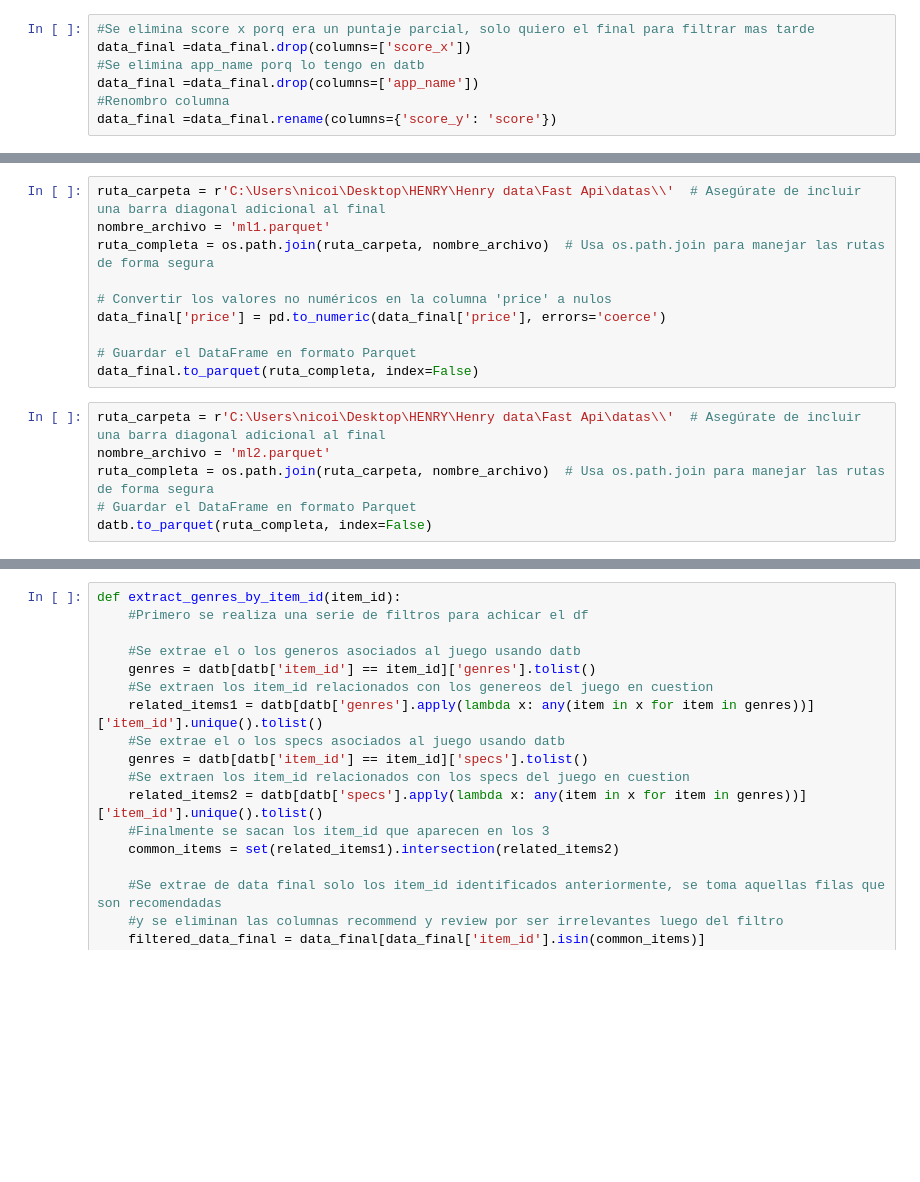
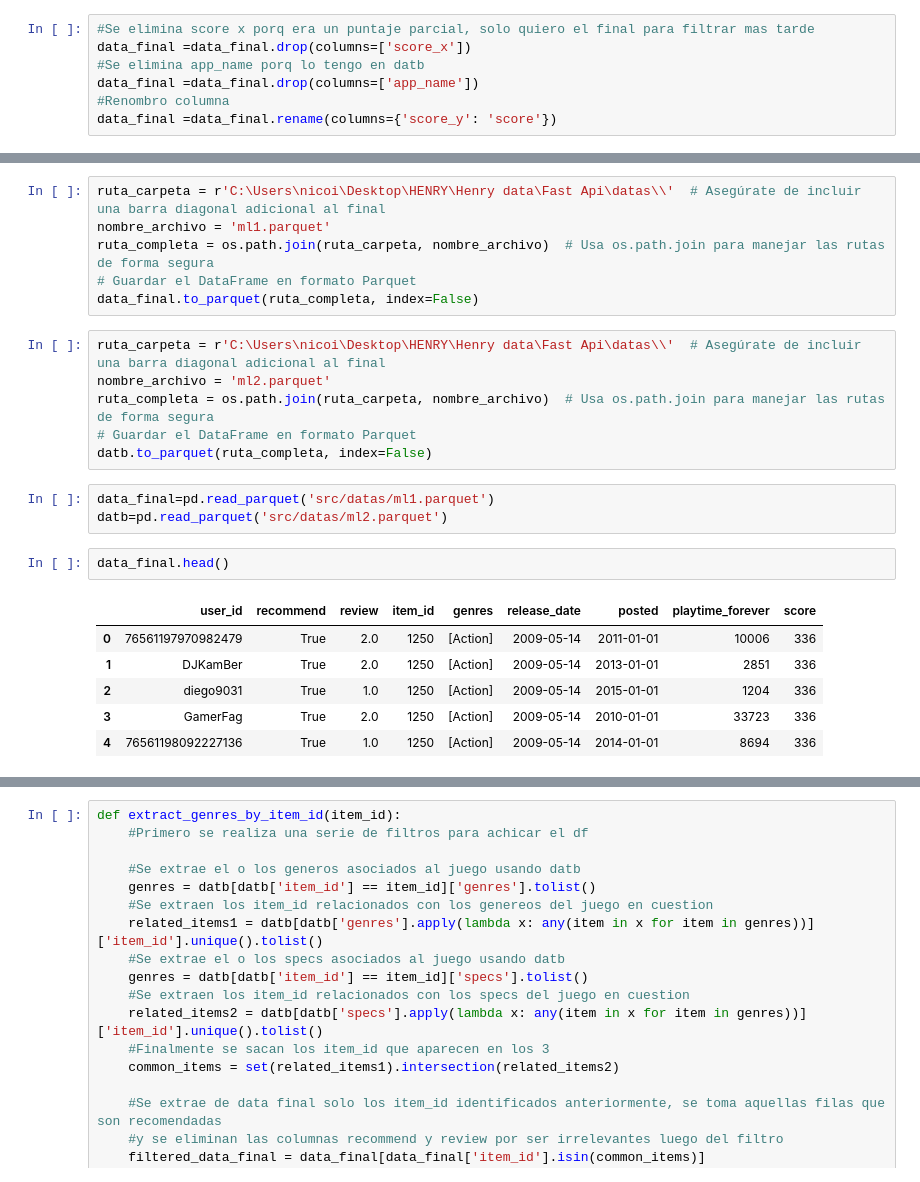
Before and after one commit to nicovid-ibarra/Proyecto-Individual-PI_ML_OPS, a Jupyter notebook: EDA.ipynb, the cells around one changed output, grey strips where cells are left out. Drawn from its saved outputs; the diff is of its cells as text; blank space fills up the shorter version.

```diff
--- a/EDA.ipynb
+++ b/EDA.ipynb
@@ -719,10 +684,6 @@ data_final.head()
 ruta_carpeta = r'C:\Users\nicoi\Desktop\HENRY\Henry data\Fast Api\datas\\'  # Asegúrate de incluir una barra diagonal adicional al final
 nombre_archivo = 'ml1.parquet'
 ruta_completa = os.path.join(ruta_carpeta, nombre_archivo)  # Usa os.path.join para manejar las rutas de forma segura
-
-# Convertir los valores no numéricos en la columna 'price' a nulos
-data_final['price'] = pd.to_numeric(data_final['price'], errors='coerce')
-
 # Guardar el DataFrame en formato Parquet
 data_final.to_parquet(ruta_completa, index=False)
 # %%
@@ -731,3 +692,15 @@ nombre_archivo = 'ml2.parquet'
 ruta_completa = os.path.join(ruta_carpeta, nombre_archivo)  # Usa os.path.join para manejar las rutas de forma segura
 # Guardar el DataFrame en formato Parquet
 datb.to_parquet(ruta_completa, index=False)
+# %%
+data_final=pd.read_parquet('src/datas/ml1.parquet')
+datb=pd.read_parquet('src/datas/ml2.parquet')
+# %%
+data_final.head()
+# %% [output]
+|  | user_id | recommend | review | item_id | genres | release_date | posted | playtime_forever | score |
+| 0 | 76561197970982479 | True | 2.0 | 1250 | [Action] | 2009-05-14 | 2011-01-01 | 10006 | 336 |
+| 1 | DJKamBer | True | 2.0 | 1250 | [Action] | 2009-05-14 | 2013-01-01 | 2851 | 336 |
+| 2 | diego9031 | True | 1.0 | 1250 | [Action] | 2009-05-14 | 2015-01-01 | 1204 | 336 |
+| 3 | GamerFag | True | 2.0 | 1250 | [Action] | 2009-05-14 | 2010-01-01 | 33723 | 336 |
+| 4 | 76561198092227136 | True | 1.0 | 1250 | [Action] | 2009-05-14 | 2014-01-01 | 8694 | 336 |
```
Also changed, not shown: parts of 12 cells of this notebook, 2 other files.
